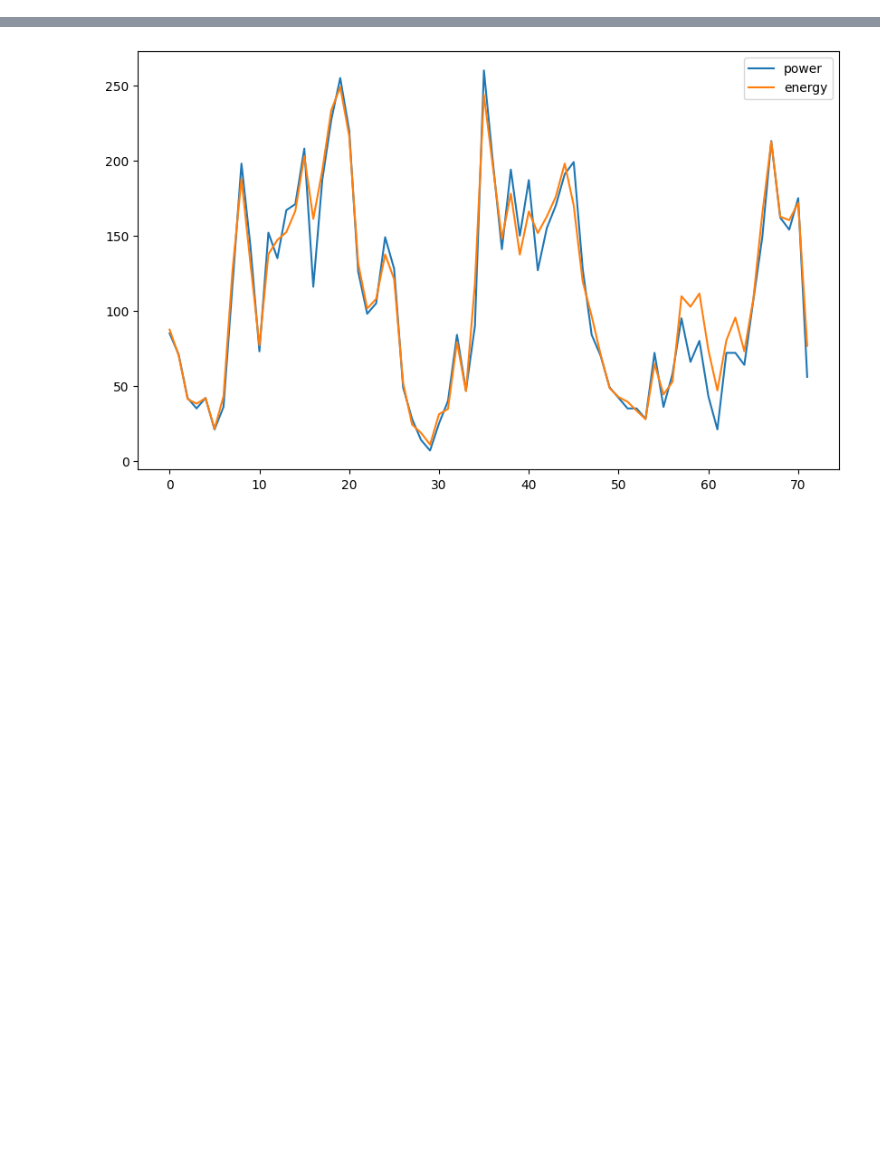
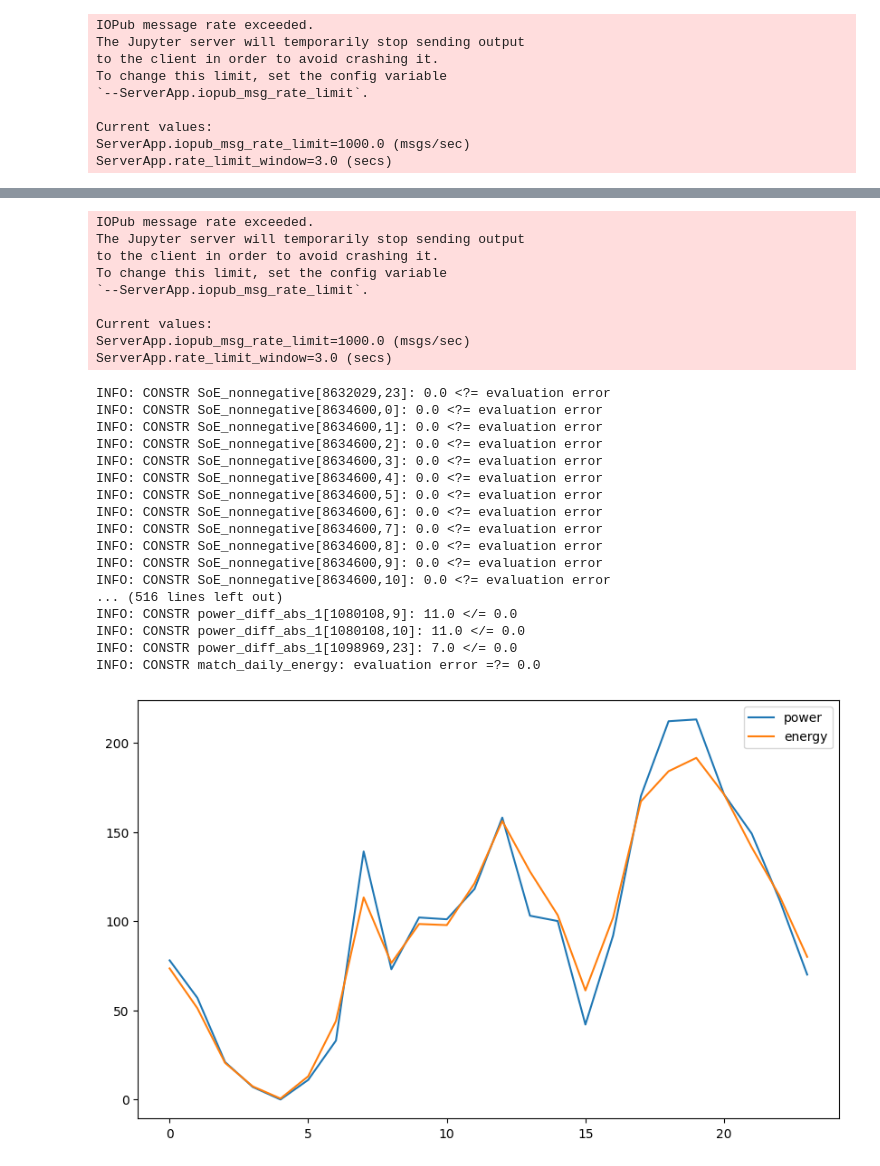
Before and after one commit to Huiwennnnn/MT, a Jupyter notebook: match_profile_split_multidays.ipynb, the cells around one changed output, grey strips where cells are left out. Cells and saved outputs as stored; diff of their text form; code cells hidden in the pictures; blank space fills up the shorter version.

```diff
--- a/match_profile_split_multidays.ipynb
+++ b/match_profile_split_multidays.ipynb
@@ -19,15 +20,17 @@ import json
 # %%
 # Basic Setting
 grid = "369_0"
-#this_day = '2050-05-06'
-#this_weekday = 'Friday'
 next_two = True # True consider next 2 trips,False consider only next 1 trip
-#date = 6
+#date_offset = 3 # date off set between mobility data year and the day_start_ts date
 scenario_year = 2050
-day_start_ts = pd.to_datetime(f"{scenario_year}-05-06")
+weekday_dict = {'Monday':(1,3), 'Tuesday':(1,4),'Wednesday':(1,5),'Thursday':(1,6),'Friday':(1,7),'Saturday':(1,8),'Sunday':(1,9)}
+day_start_ts = pd.to_datetime(f"{scenario_year}-01-07 00:00:00")
 day_start = day_start_ts.day
-day_end_ts = pd.to_datetime(f"{scenario_year}-05-09")
+day_end_ts = pd.to_datetime(f"{scenario_year}-01-08 00:00:00")
 monitor_hr = int((day_end_ts - day_start_ts).total_seconds()/3600)
-path = f"{grid}/split_v5_{scenario_year}_multidays"
+path = f"{grid}/{scenario_year}_Friday_2trip_30par"
 participate_rate = 1  # 1 no constraints on participation rate, parking event based, not vehicle based
-min_power_level = 1 # 1 constant power request at max. charger power, otherwise set a lower limit on power requested: min_power_level * max_power
+min_power_level = 0.5 # 1 constant power request at max. charger power, otherwise set a lower limit on power requested: min_power_level * max_power
+print(monitor_hr)
+# Calculate the number of groups
+num_groups = 40
@@ -290 +210,4 @@ Name: 89, Length: 72, dtype: float64
+# %%
+with open(f'{path}/grid_{grid}_{scenario_year}_{day_start_ts}_{monitor_hr}_preprocessed_2trip.pkl','rb') as d:
+    d = pickle.load(d)
 # %%
@@ -670,15 +625,29 @@ def opt_charge_profile(charge,discharge,net_normalized,cluster,emob_max_p,normal
     return 0
+# %%
+with open(f"{path}/grid_{grid}_{scenario_year}_{day_start_ts}_{monitor_hr}_2trip_clustered.pkl","rb") as c:
+    clustered = pickle.load(c)
+clustered = clustered[clustered['grid']=='369_0']
 # %%
 # Normalize the mobility aggregated charge power, calculate min, max, sum of power if there were EVs charging in the cluster then optimize this cluster's charging behavior to fit the curve
-for i in [0]:#range(k):
+for i in [4]:#range(num_groups):
+    cluster = clustered[(clustered['group']==i+1) & (clustered['grid']==grid)]
+    firsts = cluster.groupby('person').agg({
+        # 'c': 'first',
+        # 'ed_chg_time': 'first',
+        # 'SoE_ac': 'first',
+        'augmented_SoE_bc': 'first'
+    }).reset_index()
 
-    cluster = clustered[clustered['cluster']==i]
+    # condition = (firsts['c'] == True) & (firsts['ed_chg_time'] < day_start_ts)
+    # firsts['start_SoE'] = firsts.apply(lambda x: x['SoE_ac'] if condition.loc[x.name] else x['augmented_SoE_bc'], axis=1)
+    # cluster['start_SoE'] = cluster['person'].map(firsts.set_index('person')['start_SoE'])
+
+    cluster['start_SoE'] = cluster['person'].map(firsts.set_index('person')['augmented_SoE_bc'])
     emob_agg_e = [sum(x) for x in zip(*cluster['charge_energy_list'])] # energy in kWh
     emob_agg_p = [sum(x) for x in zip(*cluster['charge_power_list'])] # power in kW
 
     emob_max_p, emob_min_p,emob_tot_p = max(emob_agg_p), min(emob_agg_p), sum(emob_agg_p)
     print("Mobility data peak power:",emob_max_p,"Mobility data minimal power:",emob_min_p,"Mobility data total power:",emob_tot_p)
-
     emob_max_e, emob_min_e, emob_tot_e= max(emob_agg_e), min(emob_agg_e),sum(emob_agg_e)
     print("Mobility data peak energy:",emob_max_e,"Mobility data minimal energy:",emob_min_e,"Mobility data total energy:",emob_tot_e)
 
@@ -694,8 +663,8 @@ for i in [0]:#range(k):
         opt_res_code = opt_charge_profile(charge,discharge,net_normalized,cluster,emob_max_p,normalized_tot_e,i,path)
 
     else:
-        index = list(cluster['event_index'])
-        T = list(range(24))
+        index = list(cluster.index)
+        T = list(range(monitor_hr))
         res_dict = {(e, t):0 for e in index for t in T} # Denormalize back to normal power value in kW
         # Convert the dictionary into a multi-index series to facilitate unstacking
         res = pd.Series(res_dict).unstack()
@@ -728,0 +703,9 @@ INFO: CONSTR SoE_le_capacity[724632,71]: 0.2704615384615384 </=
+IOPub message rate exceeded.
+The Jupyter server will temporarily stop sending output
+to the client in order to avoid crashing it.
+To change this limit, set the config variable
+`--ServerApp.iopub_msg_rate_limit`.
+
+Current values:
+ServerApp.iopub_msg_rate_limit=1000.0 (msgs/sec)
+ServerApp.rate_limit_window=3.0 (secs)
@@ -729,2 +729,28 @@ INFO: CONSTR SoE_le_capacity[724632,71]: 0.2704615384615384 </=
+IOPub message rate exceeded.
+The Jupyter server will temporarily stop sending output
+to the client in order to avoid crashing it.
+To change this limit, set the config variable
+`--ServerApp.iopub_msg_rate_limit`.
+
+Current values:
+ServerApp.iopub_msg_rate_limit=1000.0 (msgs/sec)
+ServerApp.rate_limit_window=3.0 (secs)
+INFO: CONSTR SoE_nonnegative[8632029,23]: 0.0 <?= evaluation error
+INFO: CONSTR SoE_nonnegative[8634600,0]: 0.0 <?= evaluation error
+INFO: CONSTR SoE_nonnegative[8634600,1]: 0.0 <?= evaluation error
+INFO: CONSTR SoE_nonnegative[8634600,2]: 0.0 <?= evaluation error
+INFO: CONSTR SoE_nonnegative[8634600,3]: 0.0 <?= evaluation error
+INFO: CONSTR SoE_nonnegative[8634600,4]: 0.0 <?= evaluation error
+INFO: CONSTR SoE_nonnegative[8634600,5]: 0.0 <?= evaluation error
+INFO: CONSTR SoE_nonnegative[8634600,6]: 0.0 <?= evaluation error
+INFO: CONSTR SoE_nonnegative[8634600,7]: 0.0 <?= evaluation error
+INFO: CONSTR SoE_nonnegative[8634600,8]: 0.0 <?= evaluation error
+INFO: CONSTR SoE_nonnegative[8634600,9]: 0.0 <?= evaluation error
+INFO: CONSTR SoE_nonnegative[8634600,10]: 0.0 <?= evaluation error
+... (516 lines left out)
+INFO: CONSTR power_diff_abs_1[1080108,9]: 11.0 </= 0.0
+INFO: CONSTR power_diff_abs_1[1080108,10]: 11.0 </= 0.0
+INFO: CONSTR power_diff_abs_1[1098969,23]: 7.0 </= 0.0
+INFO: CONSTR match_daily_energy: evaluation error =?= 0.0
-[figure, old version]
+[figure, new version]
 # %%
```
Also changed, not shown: parts of 26 cells of this notebook.
